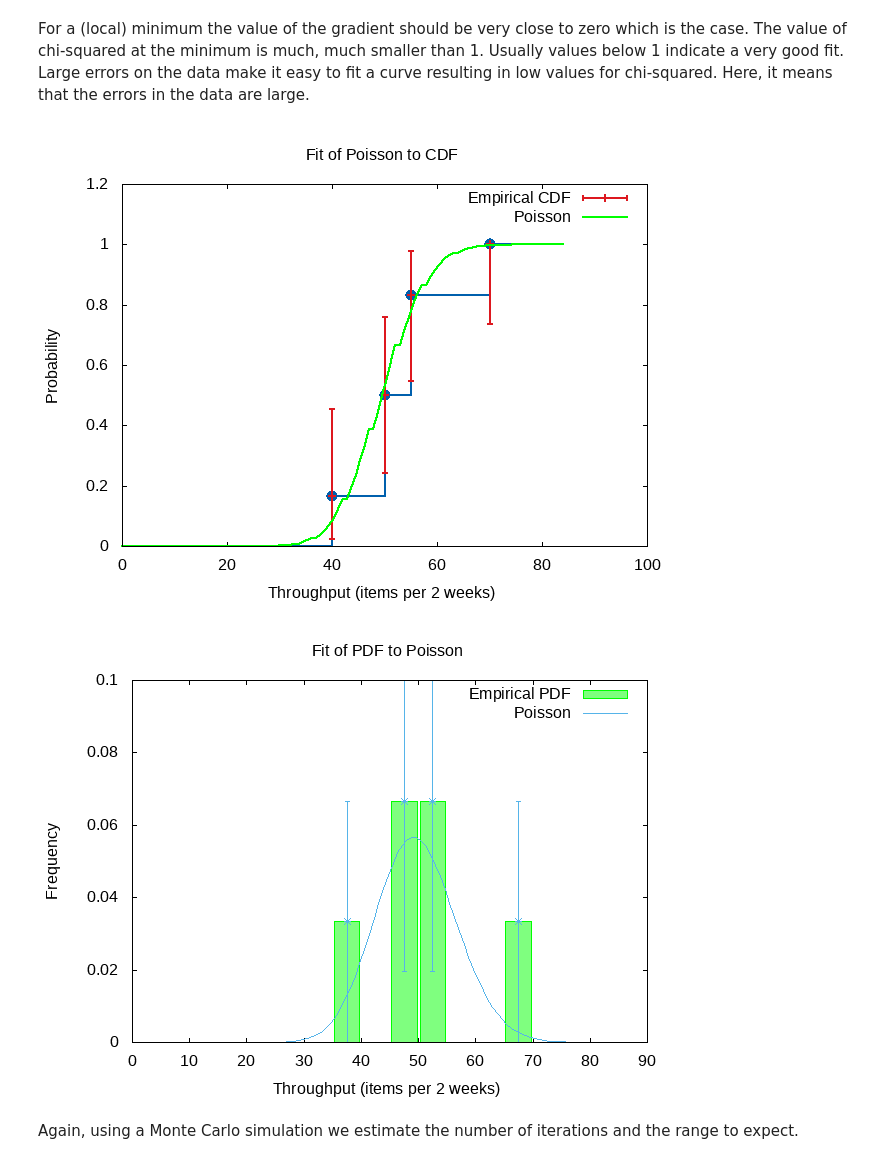
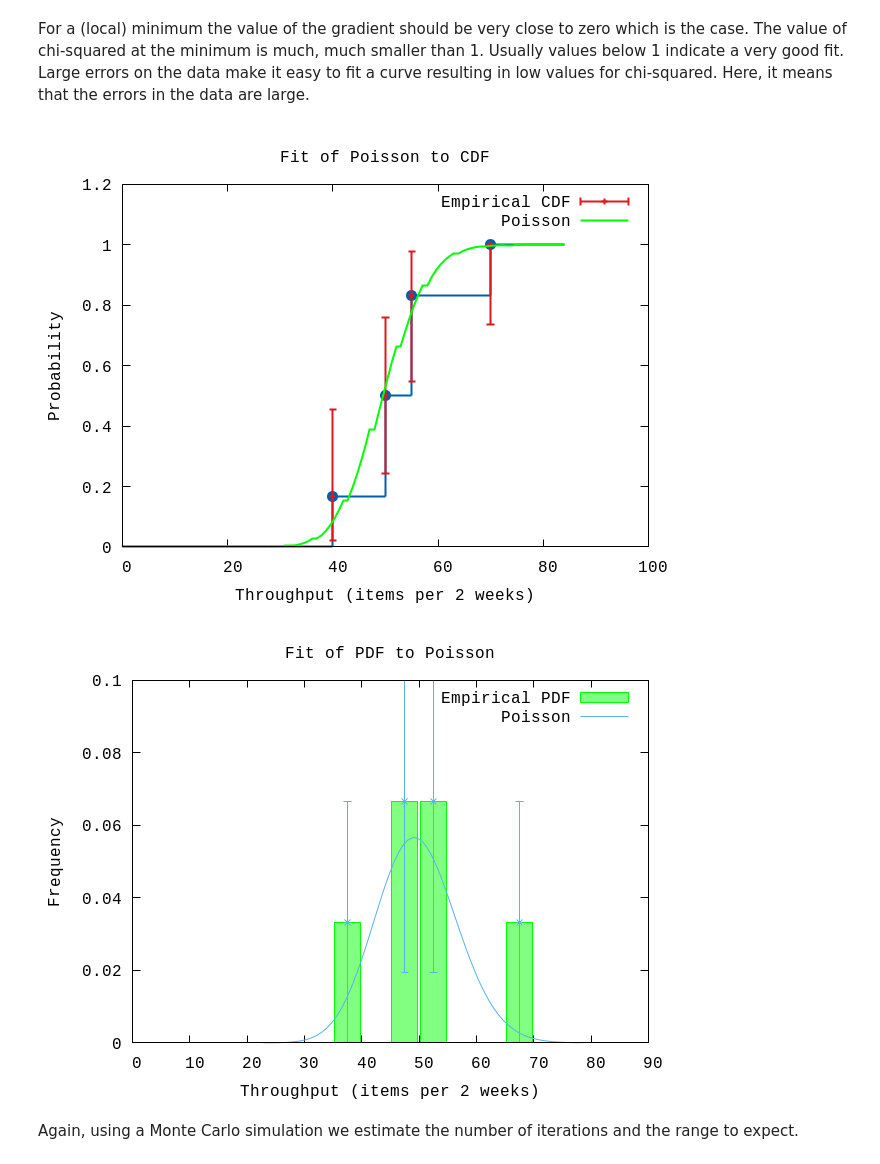
Before and after one commit to piisgaaf/chi2fit, a Jupyter notebook: notebooks/BacklogForecasting-non-equilibrium.ipynb, the cells around one changed output. Cells and saved outputs as stored; diff of their text form; code cells hidden in the pictures.

```diff
--- a/notebooks/BacklogForecasting-non-equilibrium.ipynb
+++ b/notebooks/BacklogForecasting-non-equilibrium.ipynb
@@ -262,16 +256,14 @@ For a (local) minimum the value of the gradient should be very close to zero whi
 # %%
 P.ecdf(hdata,
     plottitle: "Fit of Poisson to CDF",
     xlabel: "Throughput (items per 2 weeks)",
     ylabel: "Probability",
     xrange: '[0:100]',
     title: "Poisson",
-    func: D.poissonCDF(hd(parameters)*period),
-    inline: "ecdf_fit")
-:timer.sleep(1000)
-{:"this is an inline image", src: "/app/notebooks/images/ecdf_fit.png"}
+    func: D.poissonCDF(hd(parameters)*period))
+:"this is an inline image"
 # %% [output]
-[figure, old version]
+[figure, new version]
 # %%
 rate = hd(parameters)
 pdf = fn x -> :math.exp(x*:math.log(rate*period)-rate*period-Math.lgamma(x+1.0)) end
@@ -282,12 +274,10 @@ P.pdf(data,
     yrange: '[0:0.10]',
     pdf: pdf,
     title: "Poisson",
-    bin: binsize,
-    inline: "pdf")
-:timer.sleep(1000)
-{:"this is an inline image", src: "/app/notebooks/images/pdf.png"}
+    bin: binsize)
+:"this is an inline image"
 # %% [output]
-[figure, old version]
+[figure, new version]
 # %% [markdown]
 Again, using a Monte Carlo simulation we estimate the number of iterations and the range to expect.
 # %%
```
Also changed, not shown: parts of 12 cells of this notebook, 6 other files.
